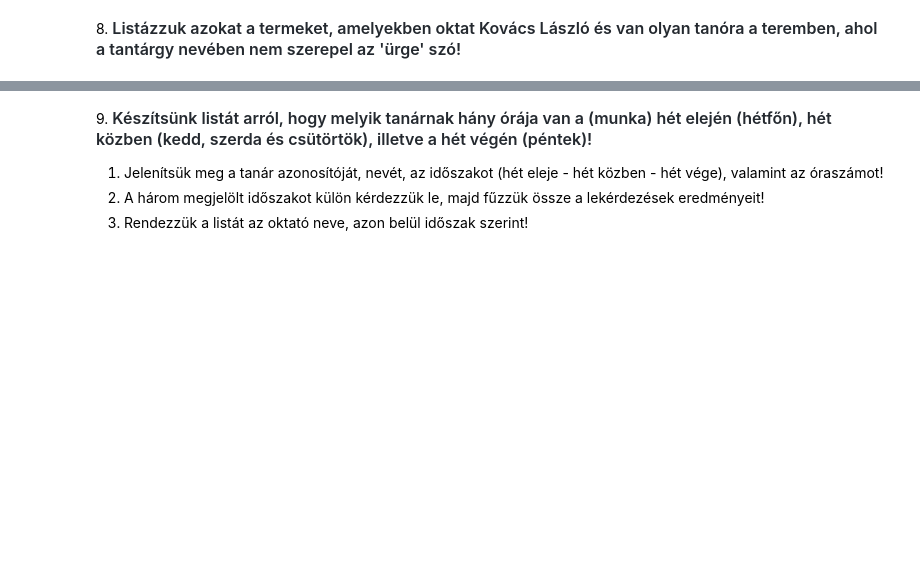
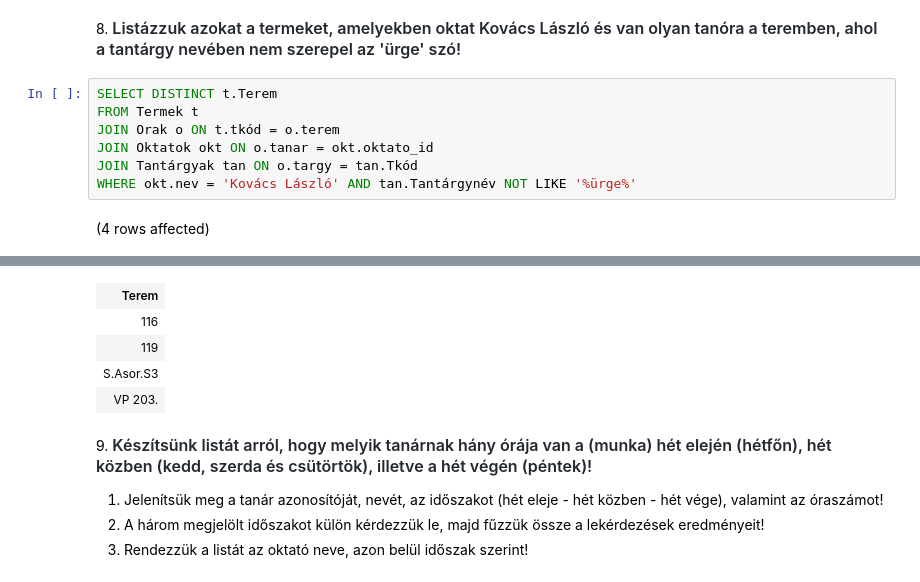
Before and after one commit to Botond1/Adatbazis, a Jupyter notebook: gyakorlat03_feladatok.ipynb, the cells around one changed output, grey strips where cells are left out. Saved outputs shown, nothing was run; the diff lists cells and outputs as text; blank space fills up the shorter version.

```diff
--- a/gyakorlat03_feladatok.ipynb
+++ b/gyakorlat03_feladatok.ipynb
@@ -110,3 +110,12 @@ Total execution time: 00:00:00.006
 7. <span style="background-color: rgb(255, 255, 255); color: rgb(36, 41, 47); font-family: -apple-system, BlinkMacSystemFont, &quot;Segoe UI&quot;, Helvetica, Arial, sans-serif, &quot;Apple Color Emoji&quot;, &quot;Segoe UI Emoji&quot;; font-size: 16px; font-weight: 600;">Melyek azok a tantárgyak, amelyek esetén van óra a 8.00-kor kezdődő sávban, de nincs a 12.30-kor kezdődő sávban?</span>
 # %% [markdown]
 8. <span style="background-color: rgb(255, 255, 255); color: rgb(36, 41, 47); font-family: -apple-system, BlinkMacSystemFont, &quot;Segoe UI&quot;, Helvetica, Arial, sans-serif, &quot;Apple Color Emoji&quot;, &quot;Segoe UI Emoji&quot;; font-size: 16px; font-weight: 600;">Listázzuk azokat a termeket, amelyekben oktat Kovács László és van olyan tanóra a teremben, ahol a tantárgy nevében nem szerepel az 'ürge' szó!</span>
+# %%
+SELECT DISTINCT t.Terem
+FROM Termek t
+JOIN Orak o ON t.tkód = o.terem
+JOIN Oktatok okt ON o.tanar = okt.oktato_id
+JOIN Tantárgyak tan ON o.targy = tan.Tkód
+WHERE okt.nev = 'Kovács László' AND tan.Tantárgynév NOT LIKE '%ürge%'
+# %% [output]
+(4 rows affected)
@@ -113,3 +123,8 @@ Total execution time: 00:00:00.006
+| Terem |
+| 116 |
+| 119 |
+| S.Asor.S3 |
+| VP 203. |
 # %% [markdown]
 9. <span style="font-weight: 600; color: rgb(36, 41, 47); font-family: -apple-system, BlinkMacSystemFont, &quot;Segoe UI&quot;, Helvetica, Arial, sans-serif, &quot;Apple Color Emoji&quot;, &quot;Segoe UI Emoji&quot;; font-size: 16px;">Készítsünk listát arról, hogy melyik tanárnak hány órája van a (munka) hét elején (hétfőn), hét közben (kedd, szerda és csütörtök), illetve a hét végén (péntek)!</span>
 
```
Also changed, not shown: parts of 6 cells of this notebook.
